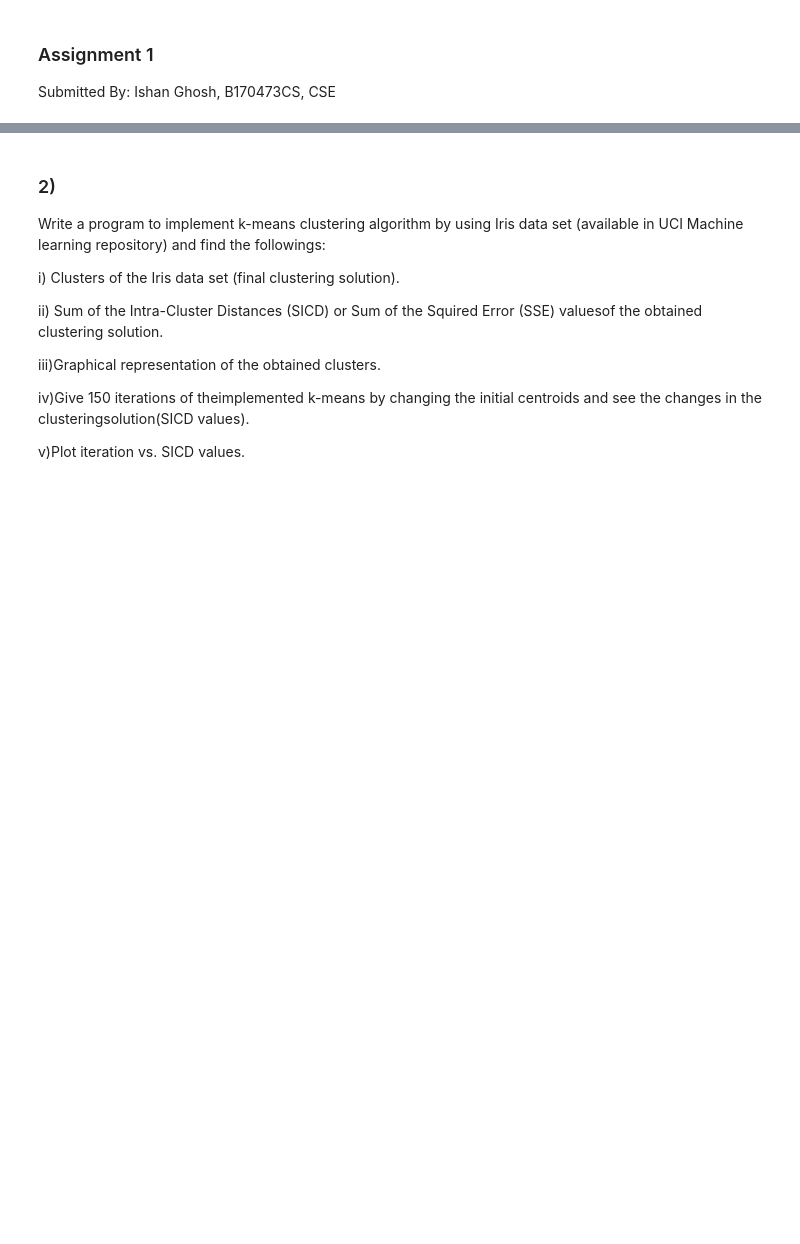
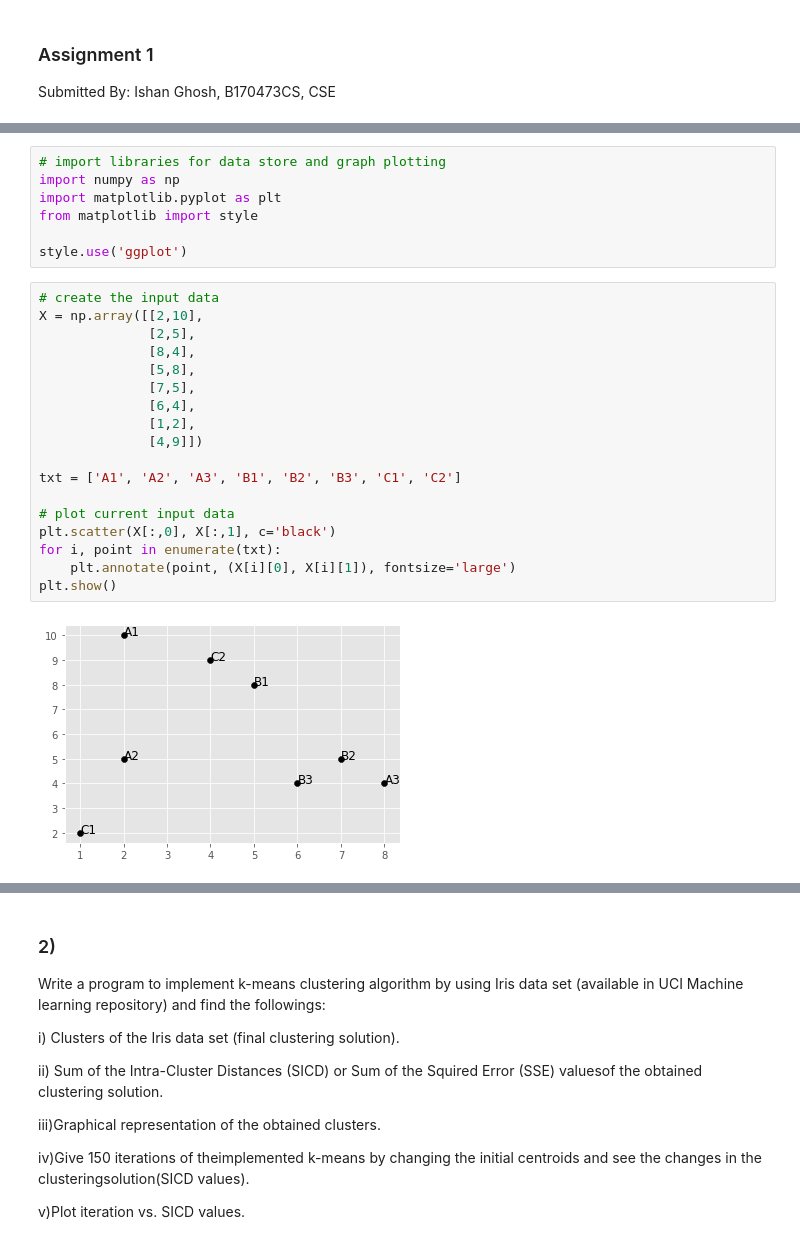
Before and after one commit to Ishan1742/data-mining, a Jupyter notebook: Clustering.ipynb, the cells around one changed output, grey strips where cells are left out. Saved outputs shown, nothing was run; the diff lists cells and outputs as text; blank space fills up the shorter version.

```diff
--- a/Clustering.ipynb
+++ b/Clustering.ipynb
@@ -3,0 +85,27 @@ Submitted By: Ishan Ghosh, B170473CS, CSE
+# %%
+# import libraries for data store and graph plotting
+import numpy as np
+import matplotlib.pyplot as plt
+from matplotlib import style
+
+style.use('ggplot')
+# %%
+# create the input data
+X = np.array([[2,10],
+              [2,5],
+              [8,4],
+              [5,8],
+              [7,5],
+              [6,4],
+              [1,2],
+              [4,9]])
+
+txt = ['A1', 'A2', 'A3', 'B1', 'B2', 'B3', 'C1', 'C2']
+
+# plot current input data
+plt.scatter(X[:,0], X[:,1], c='black')
+for i, point in enumerate(txt):
+    plt.annotate(point, (X[i][0], X[i][1]), fontsize='large')
+plt.show()
+# %% [output]
+[figure, added]
```
Also changed, not shown: parts of 12 cells of this notebook, 2 other files.
